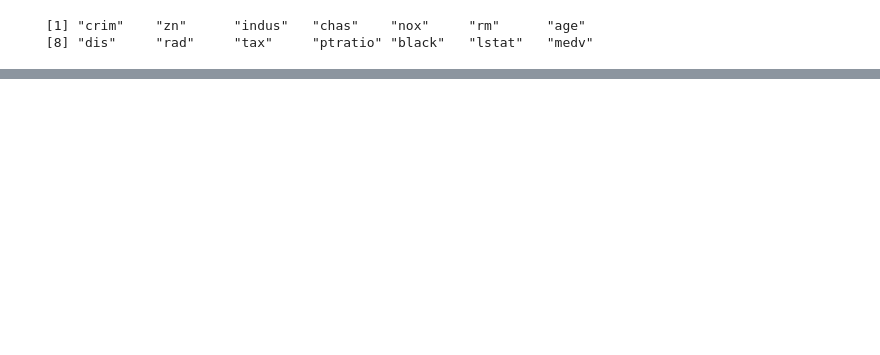
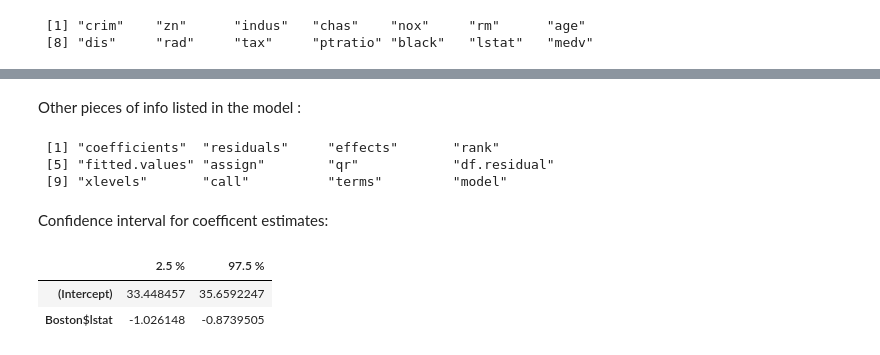
Before and after one commit to VicenteYago/Intro2StatLearning, a Jupyter notebook: Chapter3-LinearRegression.ipynb, the cells around one changed output, grey strips where cells are left out. Saved outputs shown, nothing was run; the diff lists cells and outputs as text; code cells hidden in the pictures; blank space fills up the shorter version.

```diff
--- a/Chapter3-LinearRegression.ipynb
+++ b/Chapter3-LinearRegression.ipynb
@@ -23,0 +54,16 @@ plot(Boston$medv,Boston$lstat)
+# %% [markdown]
+Other pieces of info listed in the model :
+# %%
+names(lm.fit)
+# %% [output]
+ [1] "coefficients"  "residuals"     "effects"       "rank"
+ [5] "fitted.values" "assign"        "qr"            "df.residual"
+ [9] "xlevels"       "call"          "terms"         "model"
+# %% [markdown]
+Confidence interval for coefficent estimates:
+# %%
+confint(lm.fit)
+# %% [output]
+|  | 2.5 % | 97.5 % |
+| (Intercept) | 33.448457 | 35.6592247 |
+| Boston$lstat | -1.026148 | -0.8739505 |
```
Also changed, not shown: parts of 11 cells of this notebook, 1 other file.
